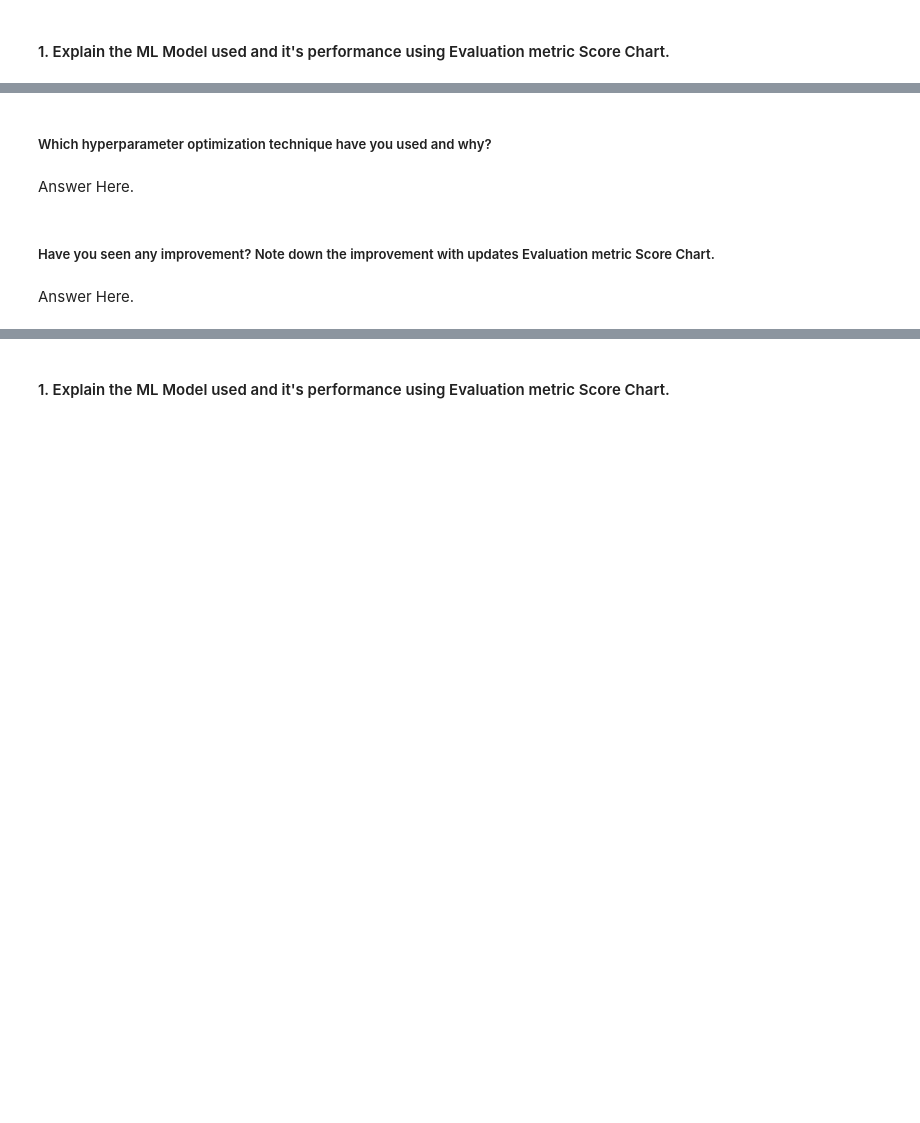
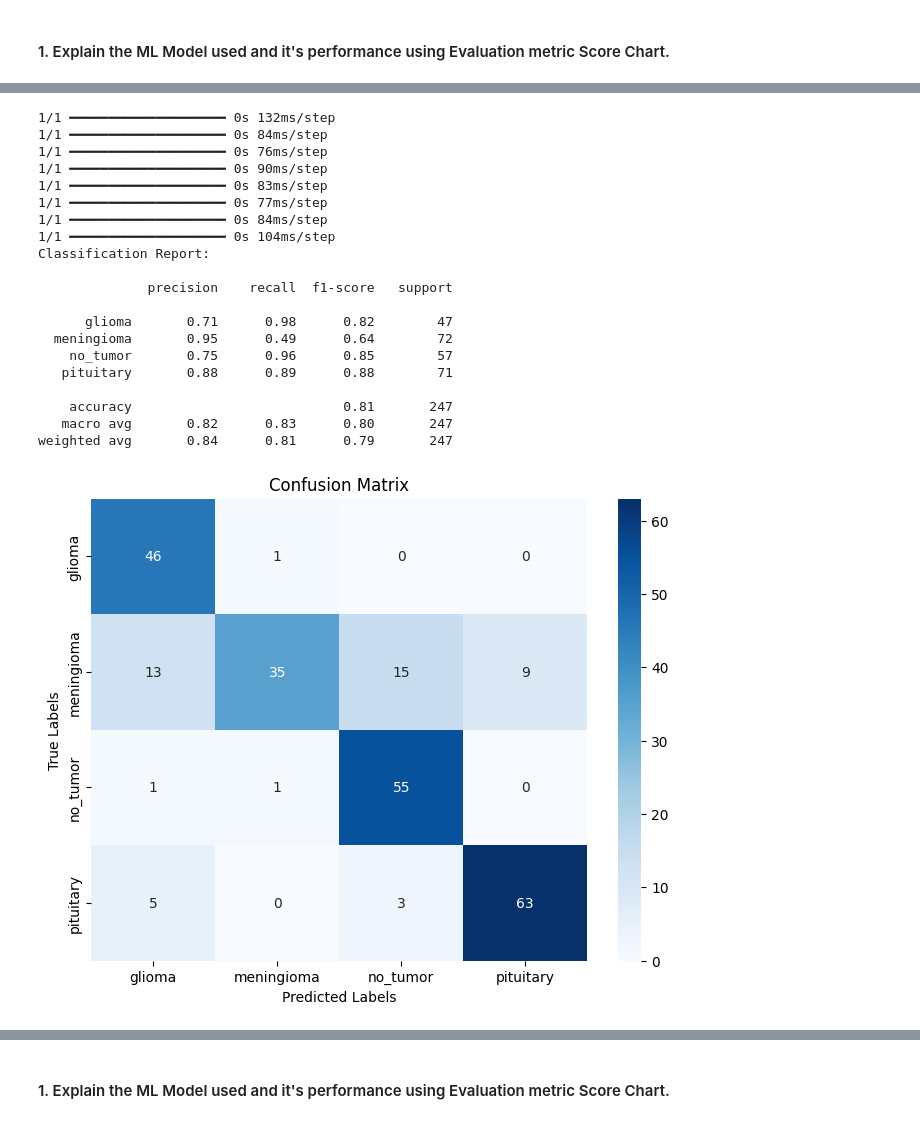
Before and after one commit to Shubhampandey1git/Brain-Tumor-MRI-Image-Classification, a Jupyter notebook: Test_file.ipynb, the cells around one changed output, grey strips where cells are left out. Saved outputs shown, nothing was run; the diff lists cells and outputs as text; code cells hidden in the pictures; blank space fills up the shorter version.

Commit message:
Complete Trained Model

```diff
--- a/Test_file.ipynb
+++ b/Test_file.ipynb
@@ -738,0 +771,18 @@ Answer Here.
+# %%
+# Training the model
+
+# Adding Early stopping
+early_stopping = EarlyStopping(
+    monitor='val_loss',       # What to watch (usually 'val_loss' or 'val_accuracy')
+    patience=6,               # How many epochs with no improvement before stopping
+    restore_best_weights=True  # Roll back to best weights
+)
+
+# The 'history' object will hold the training and validation loss and accuracy for each epoch.
+with tf.device('/GPU:0'):
+    history = cnn_model.fit(
+        train_ds,
+        validation_data=valid_ds,
+        epochs=40,
+        #callbacks=[early_stopping]
+    )
@@ -751,8 +835,53 @@ Answer Here.
-# %% [markdown]
-##### Which hyperparameter optimization technique have you used and why?
-# %% [markdown]
-Answer Here.
-# %% [markdown]
-##### Have you seen any improvement? Note down the improvement with updates Evaluation metric Score Chart.
-# %% [markdown]
-Answer Here.
+# %%
+# Visualizing evaluation Metric Score chart for cnn_model
+from sklearn.metrics import classification_report, confusion_matrix
+import seaborn as sns
+
+y_true = []
+y_pred = []
+
+for images, labels in valid_ds:
+    predictions = cnn_model.predict(images)
+    predicted_classes = np.argmax(predictions, axis=1)  # choose class with highest logit
+
+    y_true.extend(labels.numpy())
+    y_pred.extend(predicted_classes)
+
+y_true = np.array(y_true)
+y_pred = np.array(y_pred)
+
+print("Classification Report:\n")
+print(classification_report(y_true, y_pred, target_names=class_names))
+
+# Generate confusion matrix
+cm = confusion_matrix(y_true, y_pred)
+
+# Plot confusion matrix
+plt.figure(figsize=(8, 6))
+sns.heatmap(cm, annot=True, fmt="d", cmap="Blues", xticklabels=class_names, yticklabels=class_names)
+plt.xlabel("Predicted Labels")
+plt.ylabel("True Labels")
+plt.title("Confusion Matrix")
+plt.show()
+# %% [output]
+1/1 ━━━━━━━━━━━━━━━━━━━━ 0s 132ms/step
+1/1 ━━━━━━━━━━━━━━━━━━━━ 0s 84ms/step
+1/1 ━━━━━━━━━━━━━━━━━━━━ 0s 76ms/step
+1/1 ━━━━━━━━━━━━━━━━━━━━ 0s 90ms/step
+1/1 ━━━━━━━━━━━━━━━━━━━━ 0s 83ms/step
+1/1 ━━━━━━━━━━━━━━━━━━━━ 0s 77ms/step
+1/1 ━━━━━━━━━━━━━━━━━━━━ 0s 84ms/step
+1/1 ━━━━━━━━━━━━━━━━━━━━ 0s 104ms/step
+Classification Report:
+
+              precision    recall  f1-score   support
+
+      glioma       0.71      0.98      0.82        47
+  meningioma       0.95      0.49      0.64        72
+    no_tumor       0.75      0.96      0.85        57
+   pituitary       0.88      0.89      0.88        71
+
+    accuracy                           0.81       247
+   macro avg       0.82      0.83      0.80       247
+weighted avg       0.84      0.81      0.79       247
+[figure, added]
```
Also changed, not shown: parts of 139 cells of this notebook, 1 other file.
